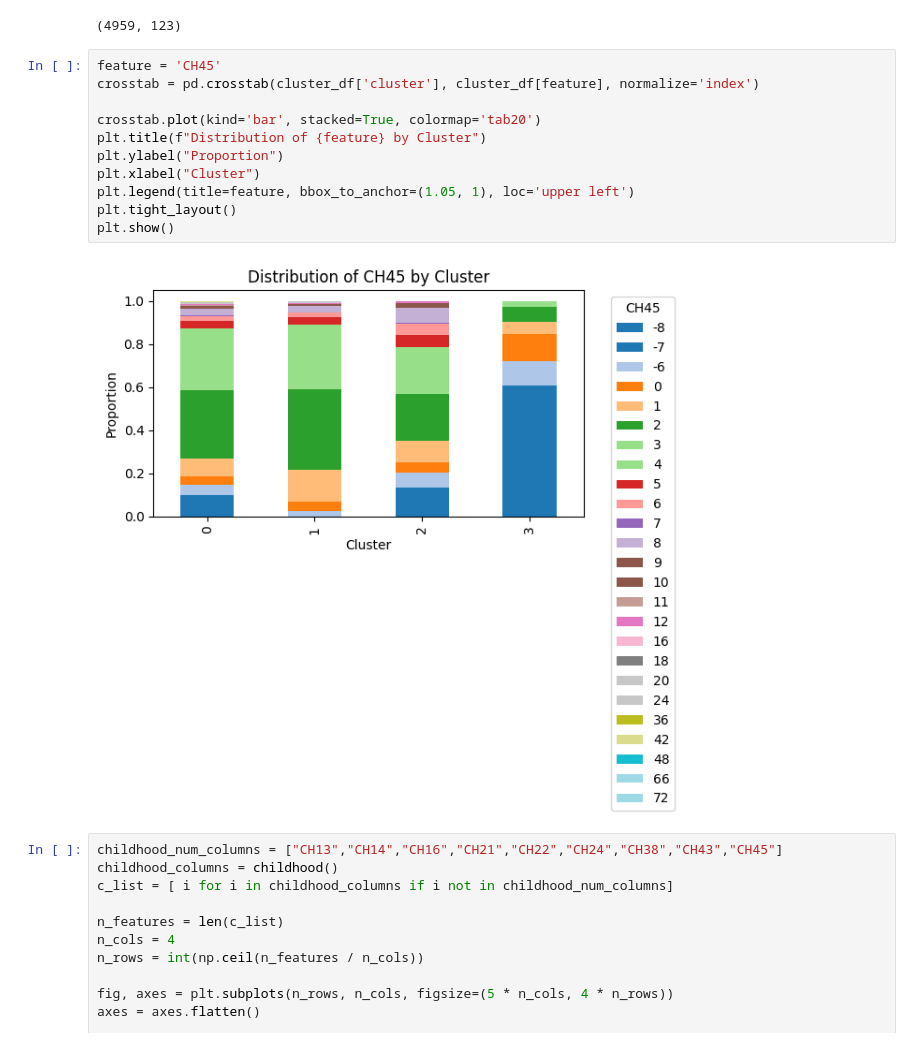
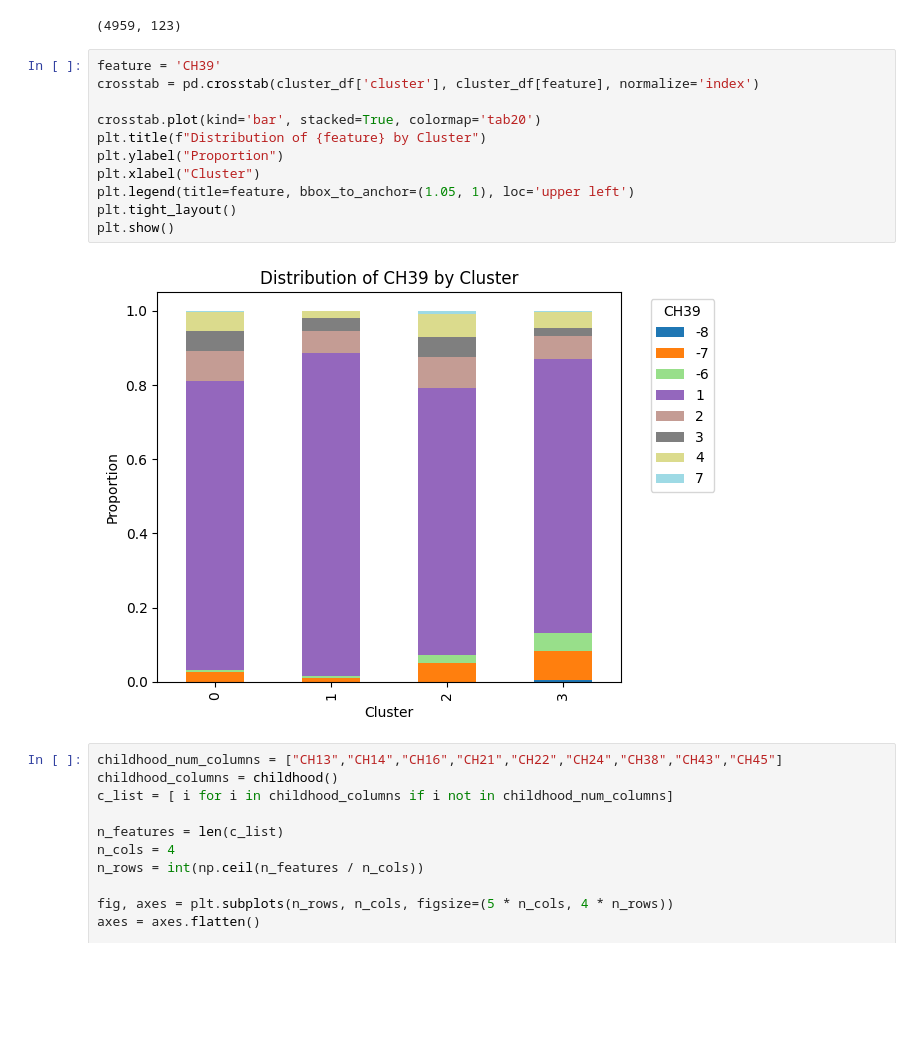
Before and after one commit to samroska/milestone-2-siads-696, a Jupyter notebook: data-explore.ipynb, the cells around one changed output. Cells and saved outputs as stored; diff of their text form; blank space fills up the shorter version.

```diff
--- a/data-explore.ipynb
+++ b/data-explore.ipynb
@@ -77,18 +77,18 @@ cluster_df.shape
 # %% [output]
 (4959, 123)
 # %%
-feature = 'CH45'
+feature = 'CH39'
 crosstab = pd.crosstab(cluster_df['cluster'], cluster_df[feature], normalize='index')
 
 crosstab.plot(kind='bar', stacked=True, colormap='tab20')
 plt.title(f"Distribution of {feature} by Cluster")
 plt.ylabel("Proportion")
 plt.xlabel("Cluster")
 plt.legend(title=feature, bbox_to_anchor=(1.05, 1), loc='upper left')
 plt.tight_layout()
 plt.show()
 # %% [output]
-[figure, old version]
+[figure, new version]
 # %%
 childhood_num_columns = ["CH13","CH14","CH16","CH21","CH22","CH24","CH38","CH43","CH45"]
 childhood_columns = childhood()
```
Also changed, not shown: parts of 1 cell of this notebook, 1 other file.
